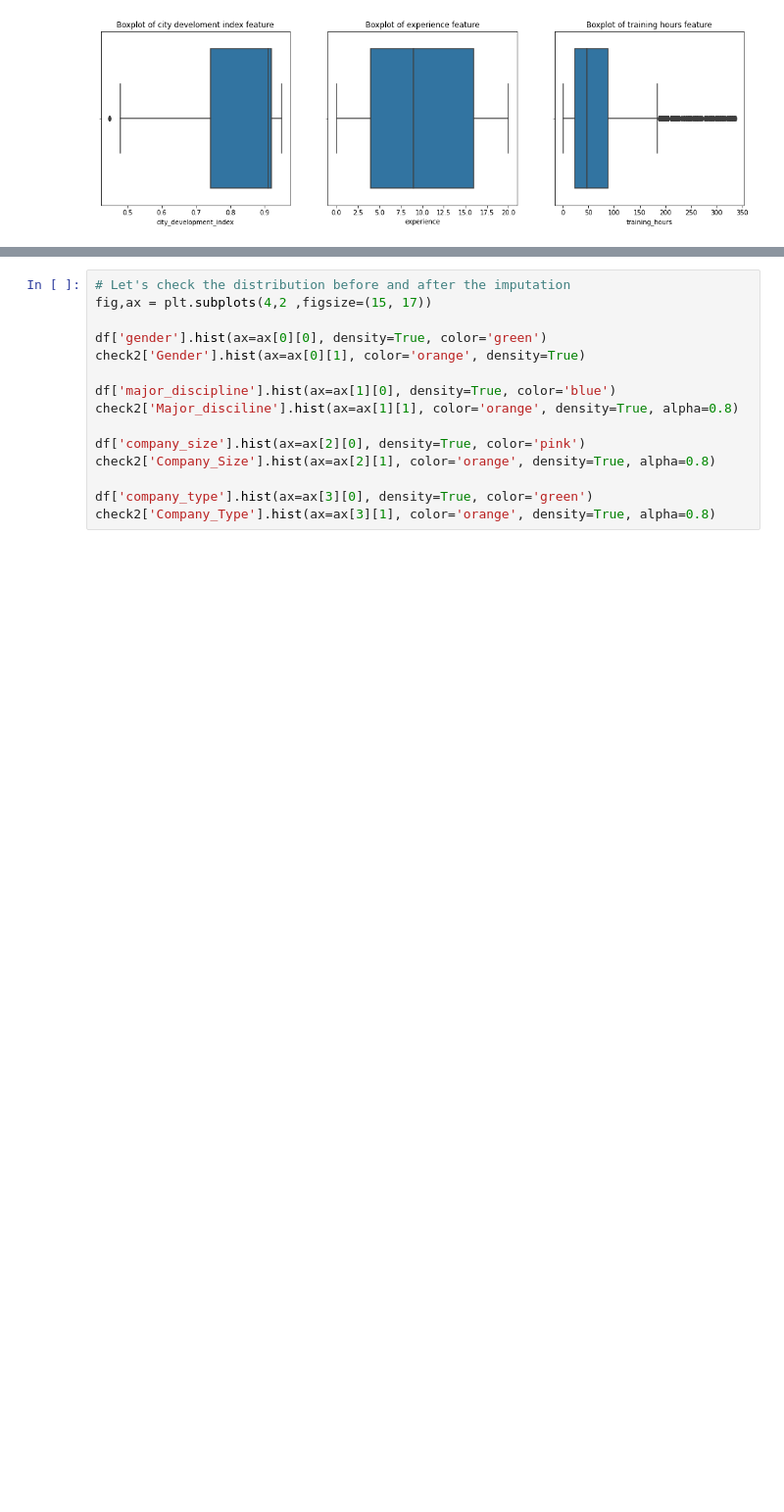
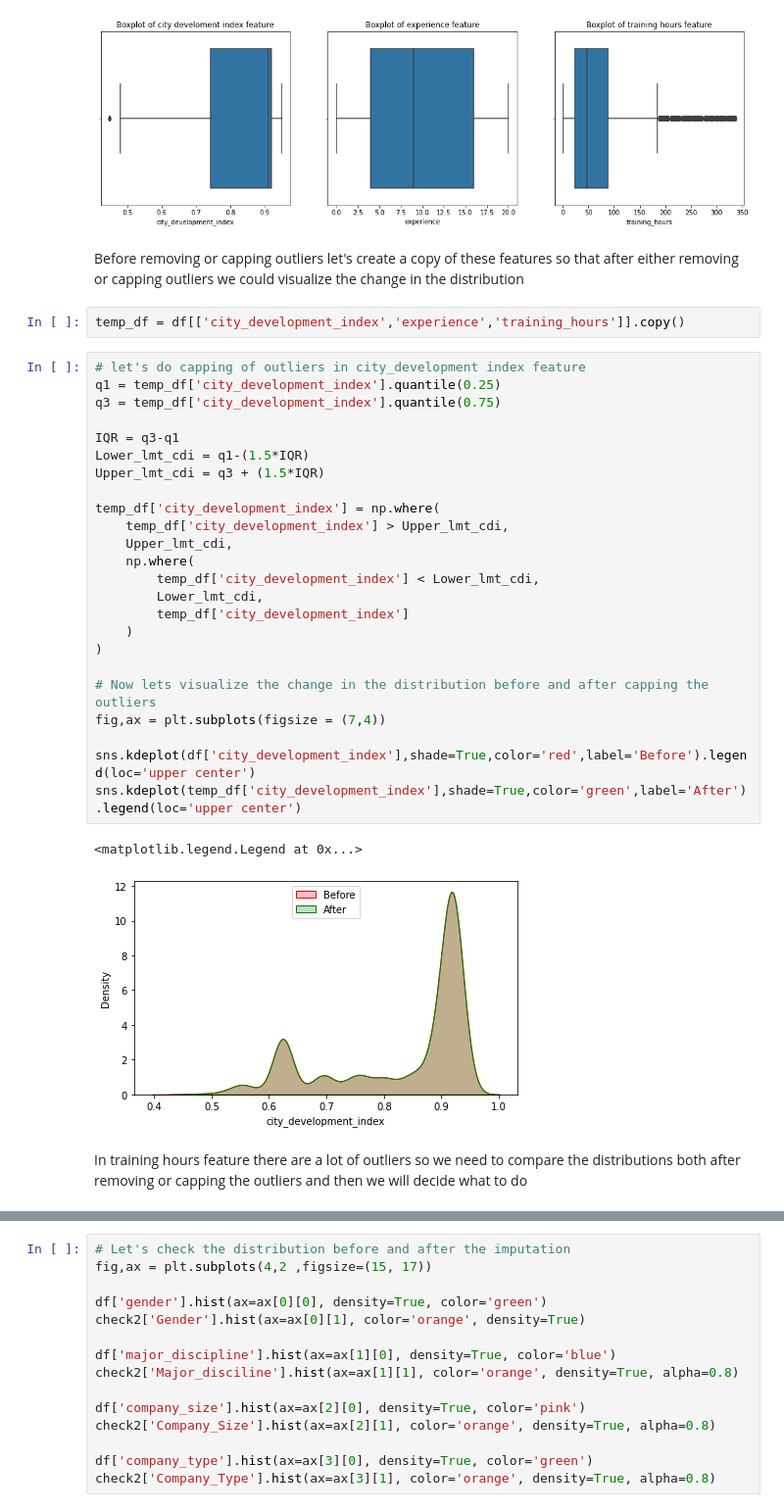
Before and after one commit to yuvraaj2002/Old_projects, a Jupyter notebook: DS job and salary prediction/DS_job_prediction.ipynb, the cells around one changed output, grey strips where cells are left out. Shown: that part at 98% size. Cells and saved outputs as stored; diff of their text form; blank space fills up the shorter version.

```diff
--- a/DS job and salary prediction/DS_job_prediction.ipynb
+++ b/DS job and salary prediction/DS_job_prediction.ipynb
@@ -333,3 +317,36 @@ sns.boxplot(x = df['training_hours'],ax = ax[2]).set(title='Boxplot of training
 plt.show()
 # %% [output]
 [figure]
+# %% [markdown]
+Before removing or capping outliers let's create a copy of these features so that after either removing or capping outliers we could visualize the change in the distribution
+# %%
+temp_df = df[['city_development_index','experience','training_hours']].copy()
+# %%
+# let's do capping of outliers in city_development index feature
+q1 = temp_df['city_development_index'].quantile(0.25)
+q3 = temp_df['city_development_index'].quantile(0.75)
+
+IQR = q3-q1
+Lower_lmt_cdi = q1-(1.5*IQR)
+Upper_lmt_cdi = q3 + (1.5*IQR)
+
+temp_df['city_development_index'] = np.where(
+    temp_df['city_development_index'] > Upper_lmt_cdi,
+    Upper_lmt_cdi,
+    np.where(
+        temp_df['city_development_index'] < Lower_lmt_cdi,
+        Lower_lmt_cdi,
+        temp_df['city_development_index']
+    )
+)
+
+# Now lets visualize the change in the distribution before and after capping the outliers
+fig,ax = plt.subplots(figsize = (7,4))
+
+sns.kdeplot(df['city_development_index'],shade=True,color='red',label='Before').legend(loc='upper center')
+sns.kdeplot(temp_df['city_development_index'],shade=True,color='green',label='After').legend(loc='upper center')
+# %% [output]
+<matplotlib.legend.Legend at 0x...>
+[figure, added]
+# %% [markdown]
+In training hours feature there are a lot of outliers so we need to compare the distributions both after removing or capping the outliers and then we will decide what to do
```
Also changed, not shown: parts of 43 cells of this notebook.
